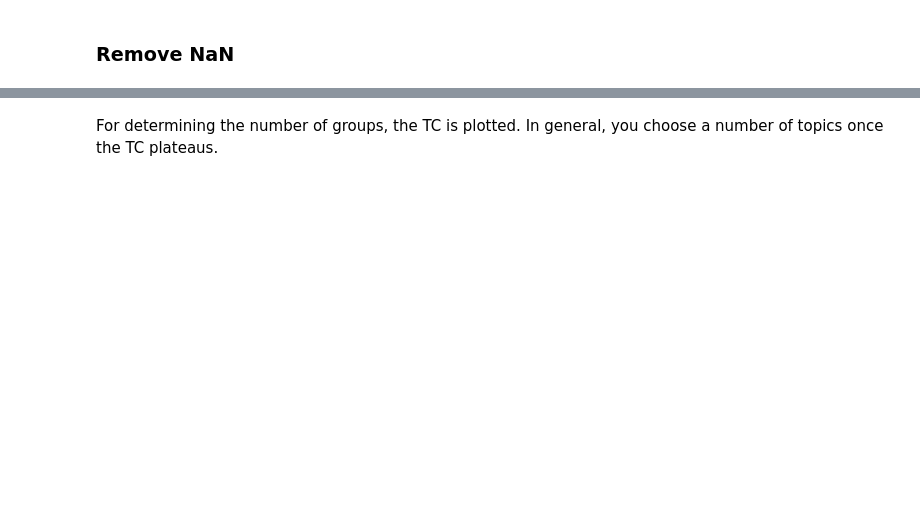
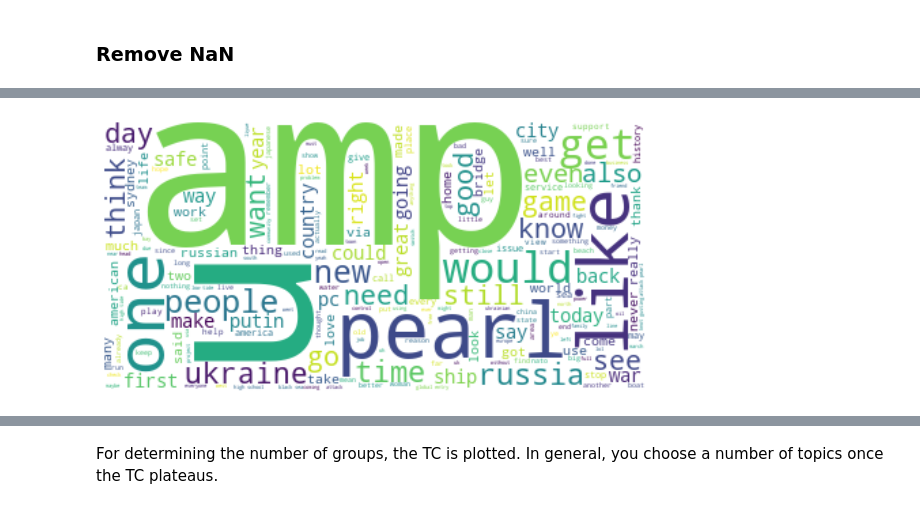
Before and after one commit to i-knock/mixed_methods, a Jupyter notebook: Text Analysis.ipynb, the cells around one changed output, grey strips where cells are left out. Cells and saved outputs as stored; diff of their text form; code cells hidden in the pictures; blank space fills up the shorter version.

```diff
--- a/Text Analysis.ipynb
+++ b/Text Analysis.ipynb
@@ -270,0 +577,4 @@ Rows after removing NaN: 34399
+# %%
+plot_wordcloud(useful_tokens)
+# %% [output]
+[figure, added]
```
Also changed, not shown: parts of 53 cells of this notebook, 26 other files.
